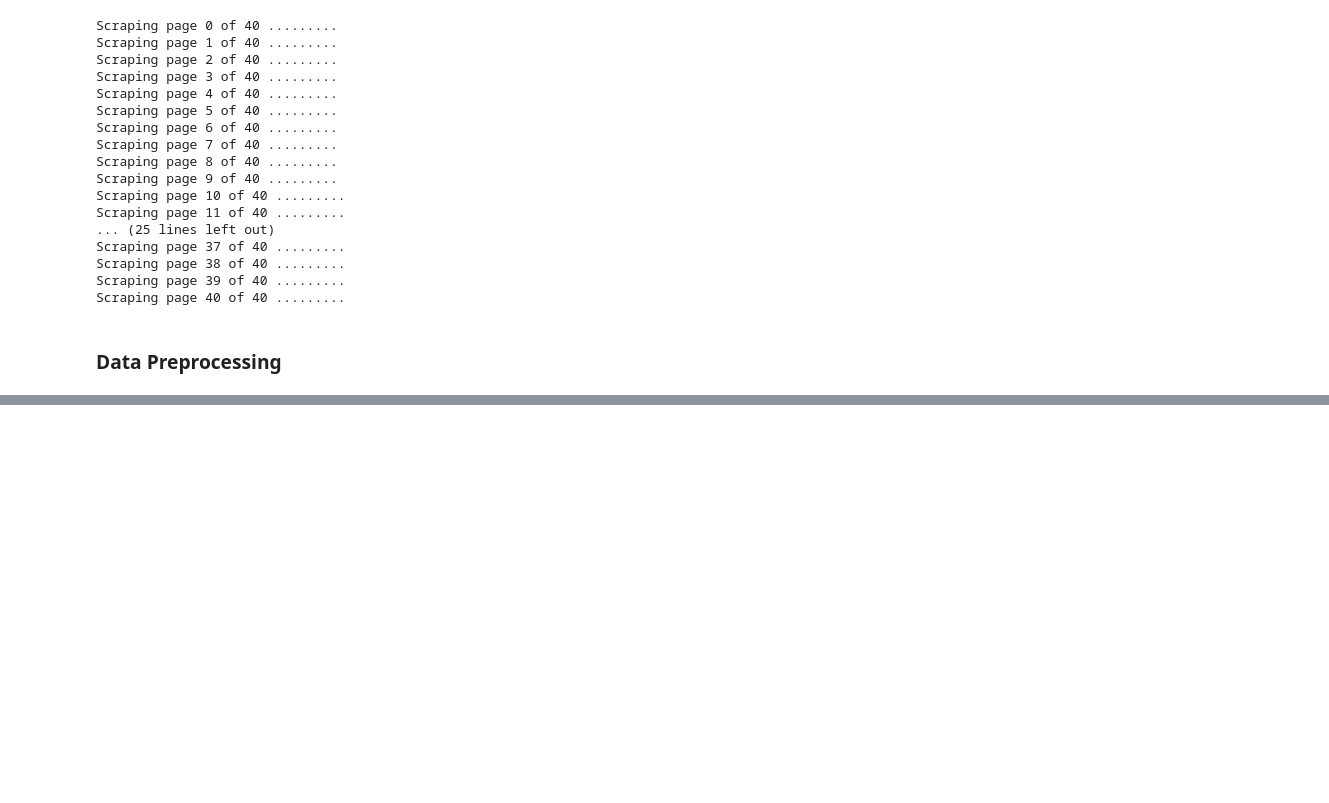
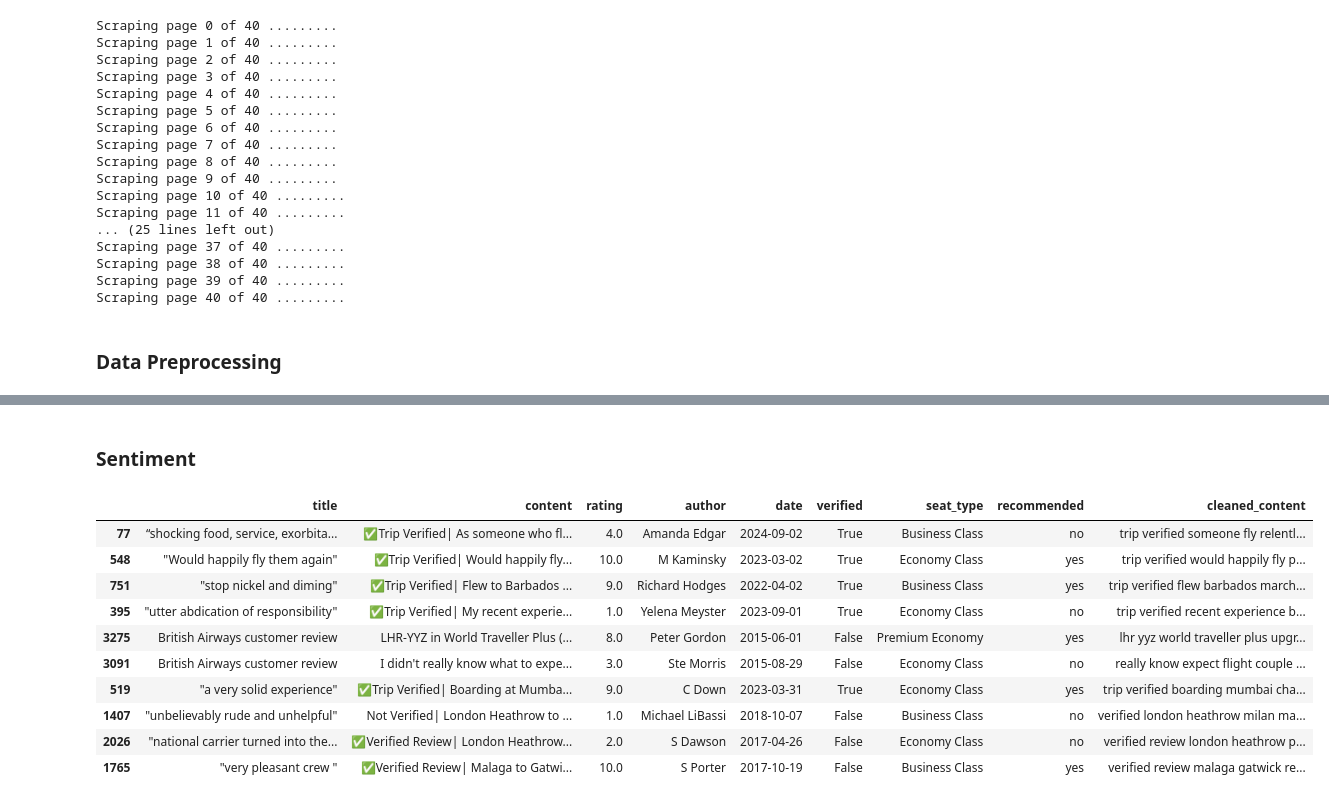
Before and after one commit to Jahdo-Codes/Real-World-Simulation-Projects, a Jupyter notebook: Forage /BA Job Simulation/BA reviews sentiment analysis.ipynb, the cells around one changed output, grey strips where cells are left out. Drawn from its saved outputs; the diff is of its cells as text; code cells hidden in the pictures; blank space fills up the shorter version.

```diff
--- a/Forage /BA Job Simulation/BA reviews sentiment analysis.ipynb
+++ b/Forage /BA Job Simulation/BA reviews sentiment analysis.ipynb
@@ -162,0 +255,18 @@ reduced_df = reviews_df.drop(columns=['aircraft','type_of_traveller','route','da
+# %% [markdown]
+### Sentiment
+# %%
+vader_df = pd.read_csv('/Users/jahdovanterpool/Downloads/Projects/Sentiment Analysis/British_Airways_reviews_2.csv',index_col=False)
+
+vader_df.sample(10)
+# %% [output]
+|  | title | content | rating | author | date | verified | seat_type | recommended | cleaned_content |
+| 77 | “shocking food, service, exorbita... | ✅Trip Verified| As someone who fl... | 4.0 | Amanda Edgar | 2024-09-02 | True | Business Class | no | trip verified someone fly relentl... |
+| 548 | "Would happily fly them again" | ✅Trip Verified| Would happily fly... | 10.0 | M Kaminsky | 2023-03-02 | True | Economy Class | yes | trip verified would happily fly p... |
+| 751 | "stop nickel and diming" | ✅Trip Verified| Flew to Barbados ... | 9.0 | Richard Hodges | 2022-04-02 | True | Business Class | yes | trip verified flew barbados march... |
+| 395 | "utter abdication of responsibility" | ✅Trip Verified| My recent experie... | 1.0 | Yelena Meyster | 2023-09-01 | True | Economy Class | no | trip verified recent experience b... |
+| 3275 | British Airways customer review | LHR-YYZ in World Traveller Plus (... | 8.0 | Peter Gordon | 2015-06-01 | False | Premium Economy | yes | lhr yyz world traveller plus upgr... |
+| 3091 | British Airways customer review | I didn't really know what to expe... | 3.0 | Ste Morris | 2015-08-29 | False | Economy Class | no | really know expect flight couple ... |
+| 519 | "a very solid experience" | ✅Trip Verified| Boarding at Mumba... | 9.0 | C Down | 2023-03-31 | True | Economy Class | yes | trip verified boarding mumbai cha... |
+| 1407 | "unbelievably rude and unhelpful" | Not Verified| London Heathrow to ... | 1.0 | Michael LiBassi | 2018-10-07 | False | Business Class | no | verified london heathrow milan ma... |
+| 2026 | "national carrier turned into the... | ✅Verified Review| London Heathrow... | 2.0 | S Dawson | 2017-04-26 | False | Economy Class | no | verified review london heathrow p... |
+| 1765 | "very pleasant crew " | ✅Verified Review| Malaga to Gatwi... | 10.0 | S Porter | 2017-10-19 | False | Business Class | yes | verified review malaga gatwick re... |
```
Also changed, not shown: parts of 16 cells of this notebook, 1 other file.
